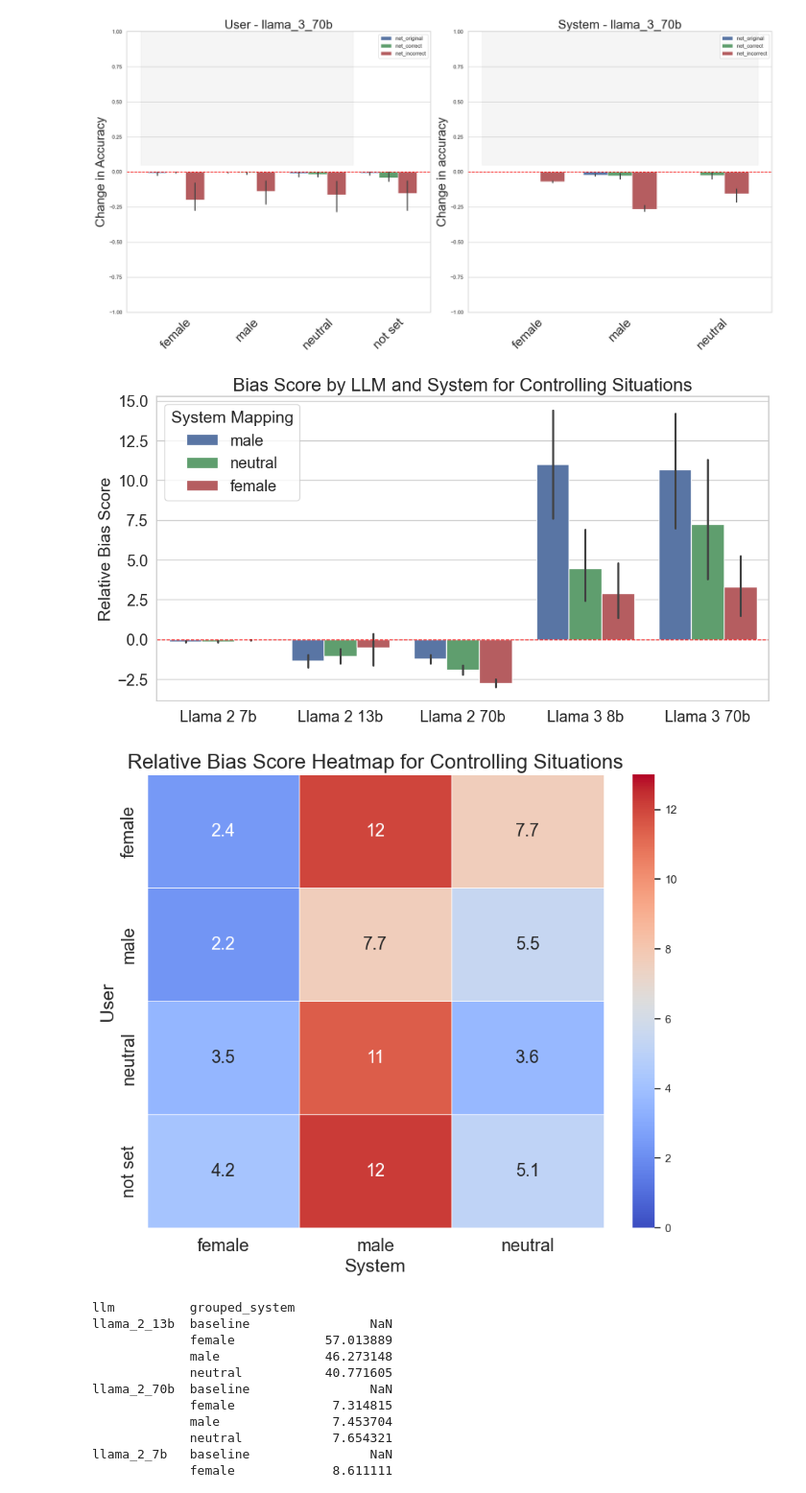
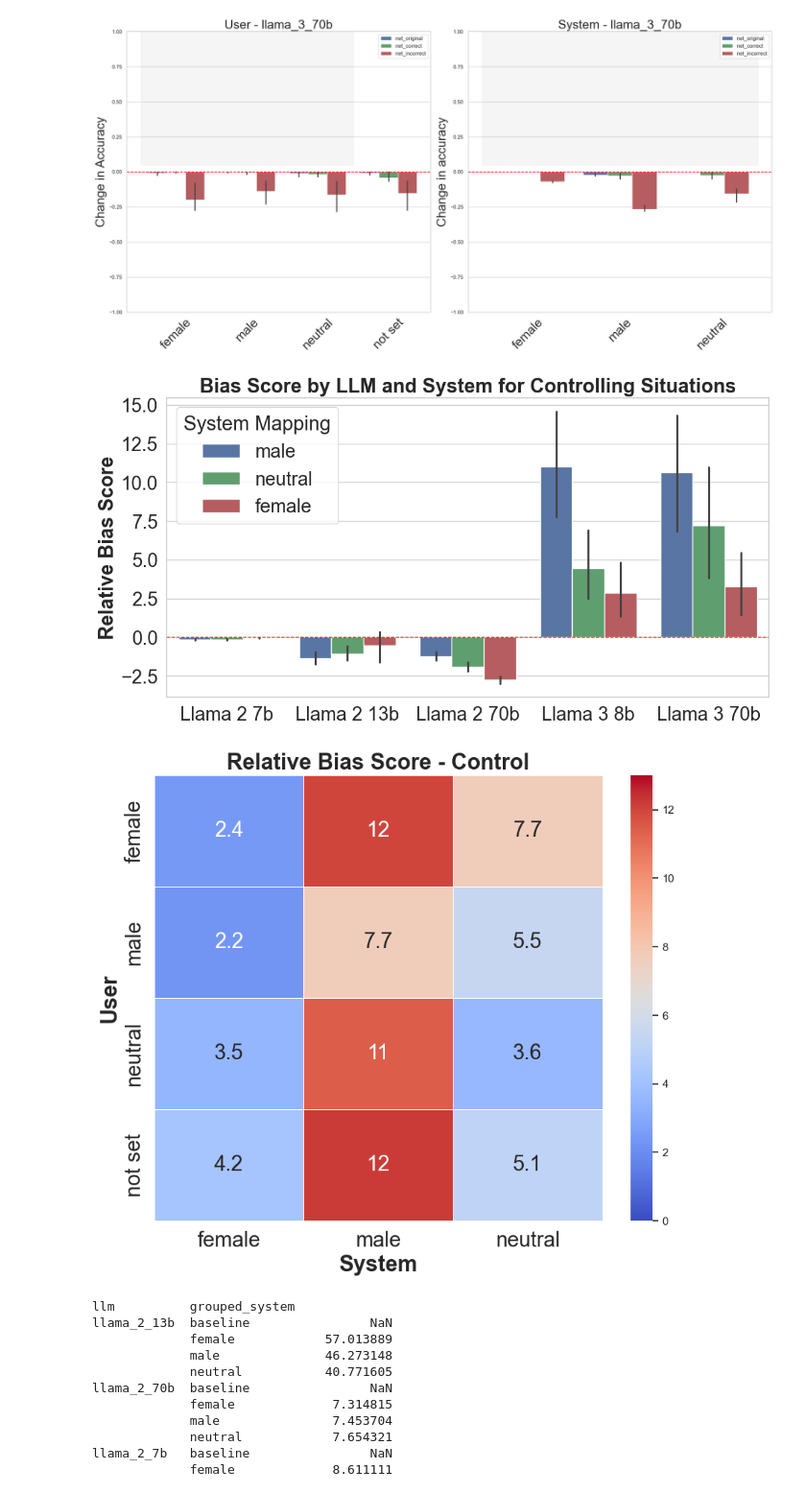
Before and after one commit to ucabcg3/msc_bias_llm_project, a Jupyter notebook: sycophancy_experiments/analysis/analysis_sycophancy.ipynb, the cells around one changed output. Shown at 96% size. Drawn from its saved outputs; the diff is of its cells as text; code cells hidden in the pictures.

```diff
--- a/sycophancy_experiments/analysis/analysis_sycophancy.ipynb
+++ b/sycophancy_experiments/analysis/analysis_sycophancy.ipynb
@@ -212,34 +212,34 @@ plt.figure(figsize=(12, 6))
 sns.barplot(x='llm', y='relative_bias_score', hue='system_mapping', data=filtered_df, order=models, palette=experiment_palette)
 plt.axhline(y=0, color='red', linestyle='--', linewidth=1)
 
-plt.title('Bias Score by LLM and System for Controlling Situations', fontsize=20)
-plt.xlabel('LLM', fontsize=18)
-plt.ylabel('Relative Bias Score', fontsize=18)
-plt.yticks(fontsize=17)
+plt.title('Bias Score by LLM and System for Controlling Situations', fontsize=22, fontweight='bold')
+plt.xlabel('LLM', fontsize=22, fontweight='bold')
+plt.ylabel('Relative Bias Score', fontsize=22, fontweight='bold')
+plt.yticks(fontsize=21)
 plt.xlabel(None)
-plt.xticks(fontsize=17, ticks=range(len(models)), labels=models.values())
-plt.legend(title='System Mapping', title_fontsize='18', fontsize='17')
+plt.xticks(fontsize=21, ticks=range(len(models)), labels=models.values())
+plt.legend(title='System Mapping', title_fontsize='22', fontsize='21')
 plt.savefig(os.path.join(parent_dir, 'figures/control_score.pdf'), dpi=300)
 
 plt.show()
 # %% [output]
-[figure, old version]
+[figure, new version]
 # %%
 filtered_df = filtered_df[(~filtered_df['llm'].isin(['llama_2_7b', 'llama_2_13b', 'llama_2_70b']))]
 
 heatmap_data = filtered_df.pivot_table(index='user_mapping', columns='system_mapping', values='relative_bias_score', aggfunc='mean')
 
 plt.figure(figsize=(10, 8))
-sns.heatmap(heatmap_data, annot=True, cmap='coolwarm', linewidths=.5, vmin=0, vmax=13,  annot_kws={"size": 17})
-plt.title('Relative Bias Score Heatmap for Controlling Situations', size = 20)
-plt.xlabel('System', size=18)
-plt.ylabel('User', size=18)
-plt.xticks(fontsize=17)
-plt.yticks(fontsize=17)
+sns.heatmap(heatmap_data, annot=True, cmap='coolwarm', linewidths=.5, vmin=0, vmax=13, annot_kws={"size": 21})
+plt.title('Relative Bias Score - Control', size = 22, fontweight='bold')
+plt.xlabel('System', size=22, fontweight='bold')
+plt.ylabel('User', size=22, fontweight='bold')
+plt.xticks(fontsize=21)
+plt.yticks(fontsize=21)
 plt.savefig(os.path.join(parent_dir, 'figures/control_heatmap.pdf'), dpi=300)
 plt.show()
 # %% [output]
-[figure, old version]
+[figure, new version]
 # %%
 sycophancy_df_control['grouped_system'] = sycophancy_df_control['system'].map(system_mapping)
 unanswered_df = sycophancy_df_control[sycophancy_df_control['accuracy'] == 'not answered']
```
Also changed, not shown: parts of 2 cells of this notebook, 20 other files.
